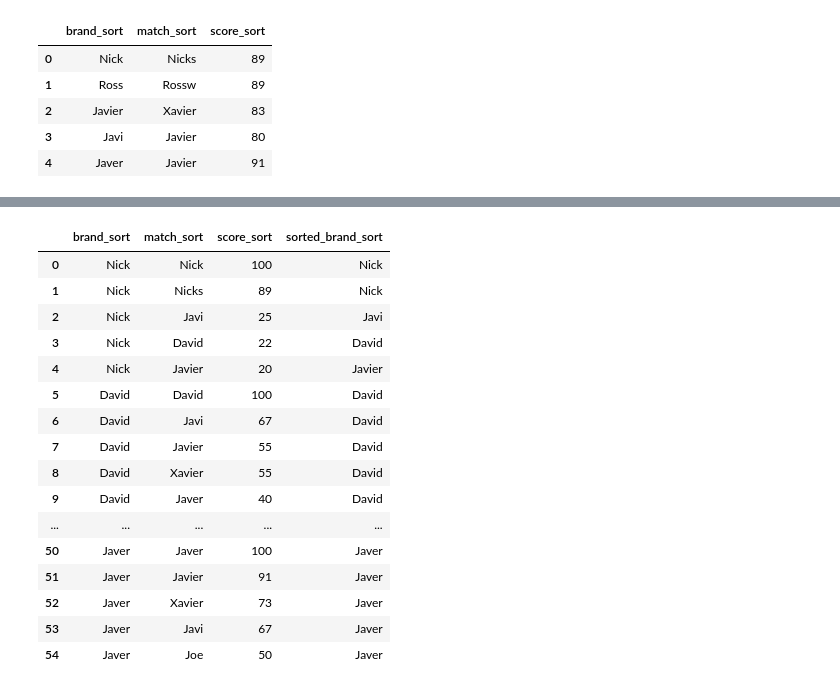
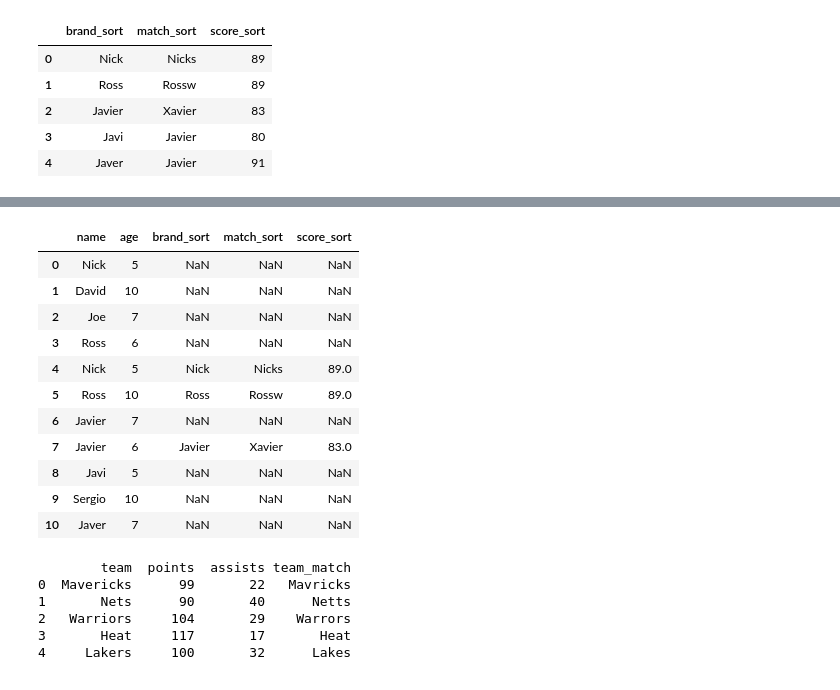
Before and after one commit to oecorrechag/Project-Francia, a Jupyter notebook: Fuzzy test.ipynb, the cells around one changed output, grey strips where cells are left out. Cells and saved outputs as stored; diff of their text form; code cells hidden in the pictures.

Commit message:
merge

```diff
--- a/Fuzzy test.ipynb
+++ b/Fuzzy test.ipynb
@@ -180,24 +179,18 @@ df
 | 9 | Sergio | 10 | NaN | NaN | NaN |
 | 10 | Javer | 7 | NaN | NaN | NaN |
 # %%
-df['name'] = np.where(df['name'].isnull(), df['name'], df['name'])
+df['name'] = np.where(~df['brand_sort'].isnull(), df['brand_sort'], df['name'])
+df
+# %% [output]
+|  | name | age | brand_sort | match_sort | score_sort |
+| 0 | Nick | 5 | NaN | NaN | NaN |
+| 1 | David | 10 | NaN | NaN | NaN |
+| 2 | Joe | 7 | NaN | NaN | NaN |
+| 3 | Ross | 6 | NaN | NaN | NaN |
+| 4 | Nick | 5 | Nick | Nicks | 89.0 |
+| 5 | Ross | 10 | Ross | Rossw | 89.0 |
+| 6 | Javier | 7 | NaN | NaN | NaN |
+| 7 | Javier | 6 | Javier | Xavier | 83.0 |
+| 8 | Javi | 5 | NaN | NaN | NaN |
+| 9 | Sergio | 10 | NaN | NaN | NaN |
+| 10 | Javer | 7 | NaN | NaN | NaN |
-# %%
-similarity_sort
-# %% [output]
-|  | brand_sort | match_sort | score_sort | sorted_brand_sort |
-| 0 | Nick | Nick | 100 | Nick |
-| 1 | Nick | Nicks | 89 | Nick |
-| 2 | Nick | Javi | 25 | Javi |
-| 3 | Nick | David | 22 | David |
-| 4 | Nick | Javier | 20 | Javier |
-| 5 | David | David | 100 | David |
-| 6 | David | Javi | 67 | David |
-| 7 | David | Javier | 55 | David |
-| 8 | David | Xavier | 55 | David |
-| 9 | David | Javer | 40 | David |
-| ... | ... | ... | ... | ... |
-| 50 | Javer | Javer | 100 | Javer |
-| 51 | Javer | Javier | 91 | Javer |
-| 52 | Javer | Xavier | 73 | Javer |
-| 53 | Javer | Javi | 67 | Javer |
-| 54 | Javer | Joe | 50 | Javer |
@@ -203,0 +208,19 @@ similarity_sort
+# %%
+#create duplicate column to retain team name from df2
+df2['team_match'] = df2['team']
+
+#convert team name in df2 to team name it most closely matches in df1
+df2['team'] = df2['team'].apply(lambda x: difflib.get_close_matches(x, df1['team'])[0])
+
+#merge the DataFrames into one
+df3 = df1.merge(df2)
+
+#view final DataFrame
+print(df3)
+# %% [output]
+        team  points  assists team_match
+0  Mavericks      99       22   Mavricks
+1       Nets      90       40      Netts
+2   Warriors     104       29    Warrors
+3       Heat     117       17       Heat
+4     Lakers     100       32      Lakes
```
Also changed, not shown: parts of 9 cells of this notebook.
